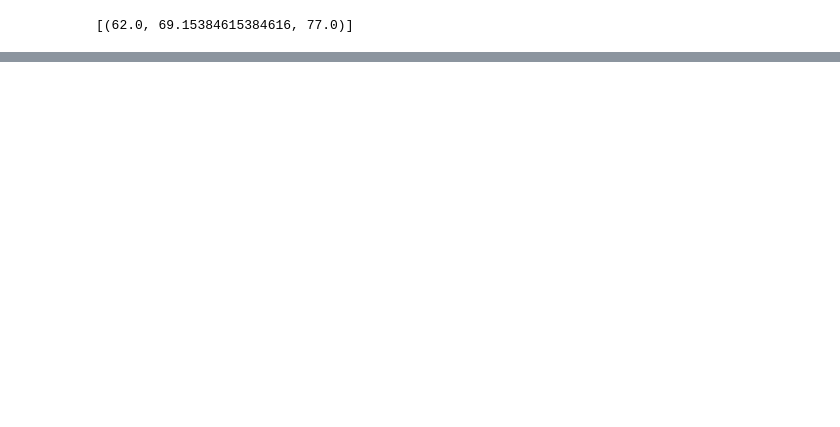
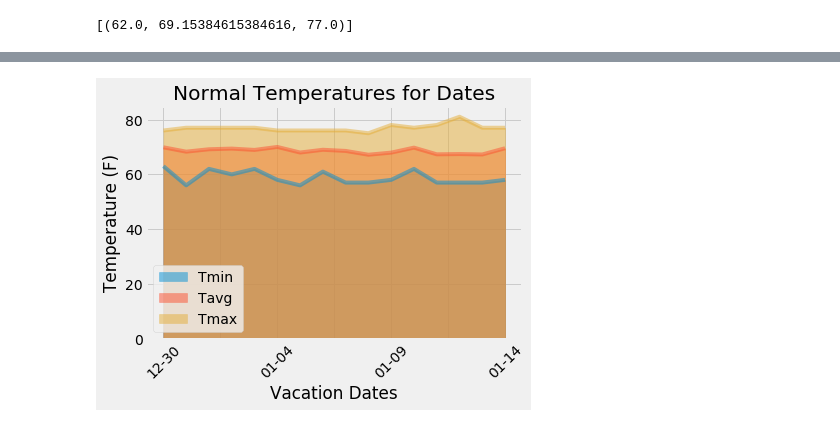
Before and after one commit to SergioGL8/SQLalchemy-challenge, a Jupyter notebook: climate_starter.ipynb, the cells around one changed output, grey strips where cells are left out. Saved outputs shown, nothing was run; the diff lists cells and outputs as text; code cells hidden in the pictures; blank space fills up the shorter version.

```diff
--- a/climate_starter.ipynb
+++ b/climate_starter.ipynb
@@ -196,13 +286,25 @@ daily_normals("01-01")
 # %%
 # calculate the daily normals for your trip
 # push each tuple of calculations into a list called `normals`
+normals = []
 
 # Set the start and end date of the trip
+start_date = '2016-12-30'
+end_date = '2017-01-14'
 
 # Use the start and end date to create a range of dates
+range_dates = pd.date_range(start_date, end_date)
 
 # Stip off the year and save a list of %m-%d strings
+trip = range_dates.strftime('%m-%d')
+
 
 # Loop through the list of %m-%d strings and calculate the normals for each date
+for range_dates in trip:
+    normals.append(*daily_normals(range_dates))
 # %%
 # Load the previous query results into a Pandas DataFrame and add the `trip_dates` range as the `date` index
+normals_df = pd.DataFrame(normals, columns = ['Tmin', 'Tavg', 'Tmax'])
+normals_df['Date'] = trip
+normals_df = normals_df.set_index('Date')
+normals_df
@@ -210,0 +330,11 @@ daily_normals("01-01")
+# %%
+# Plot the daily normals as an area plot with `stacked=False`
+normals_df.plot.area(stacked=False)
+plt.xlabel('Vacation Dates')
+plt.ylabel('Temperature (F)')
+plt.title('Normal Temperatures for Dates')
+plt.xticks(rotation=45)
+plt.savefig("Images output/Temperatures for Vacation Dates.png",bbox_inches='tight')
+plt.show()
+# %% [output]
+[figure, added]
```
Also changed, not shown: parts of 13 cells of this notebook, 2 other files.
